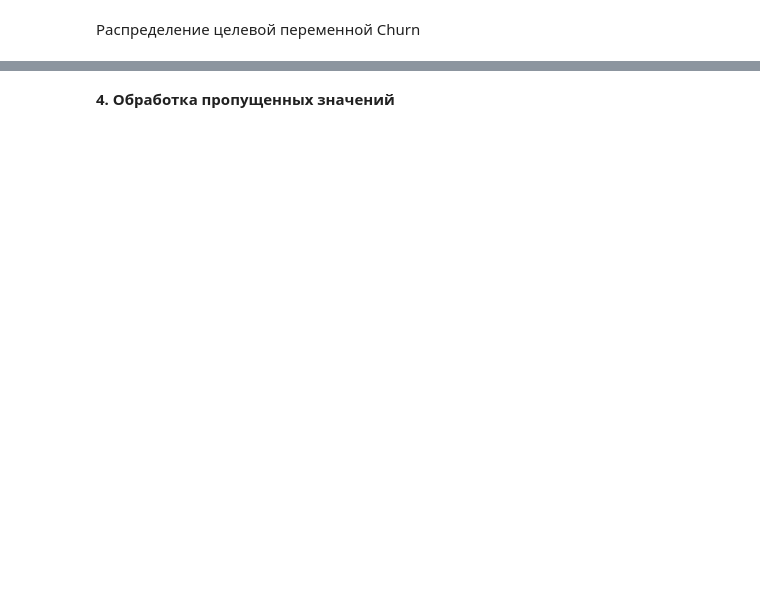
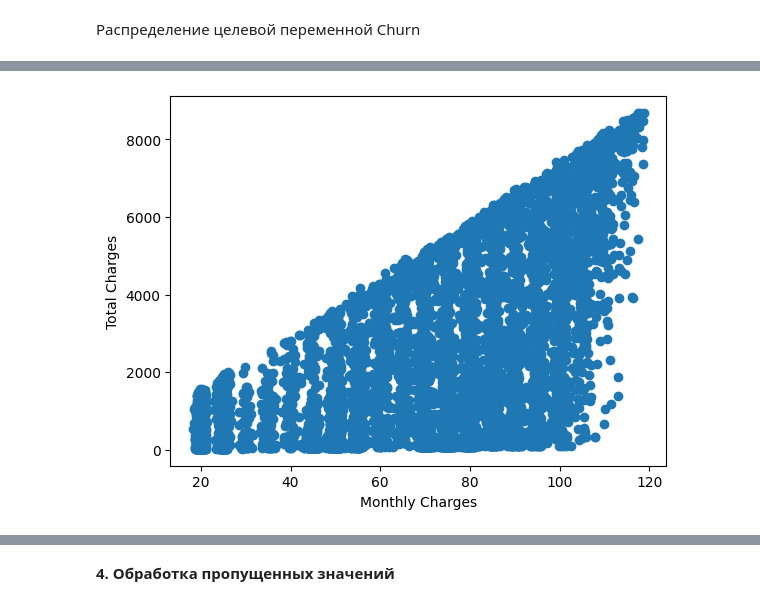
Before and after one commit to ilya-agafonov/machine-learning, a Jupyter notebook: Telco Customer Churn/Untitled0.ipynb, the cells around one changed output, grey strips where cells are left out. Saved outputs shown, nothing was run; the diff lists cells and outputs as text; code cells hidden in the pictures; blank space fills up the shorter version.

```diff
--- a/Telco Customer Churn/Untitled0.ipynb
+++ b/Telco Customer Churn/Untitled0.ipynb
@@ -132,0 +135,7 @@ plt.show()
+# %%
+plt.scatter(data_plot['MonthlyCharges'], data_plot['TotalCharges'])
+plt.xlabel('Monthly Charges')
+plt.ylabel('Total Charges')
+pass
+# %% [output]
+[figure, added]
```
Also changed, not shown: parts of 44 cells of this notebook.
